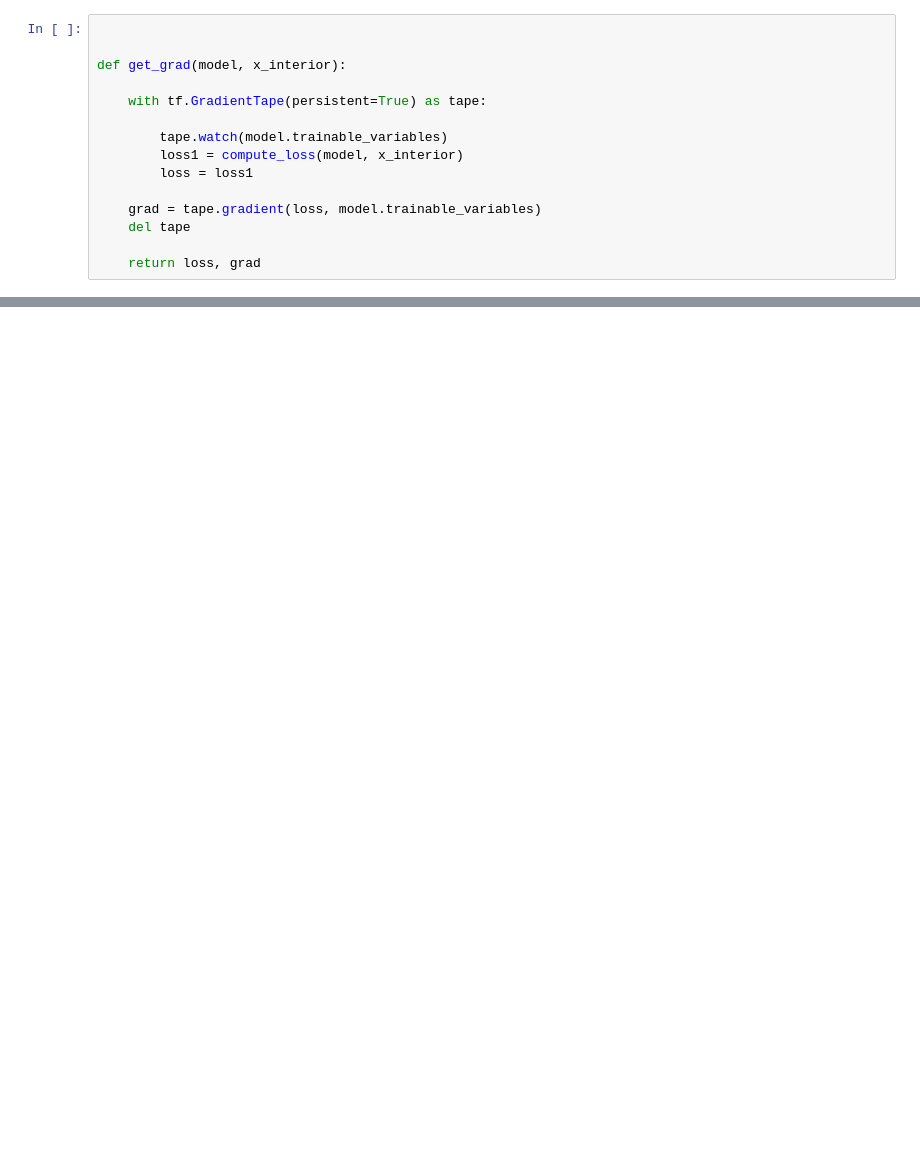
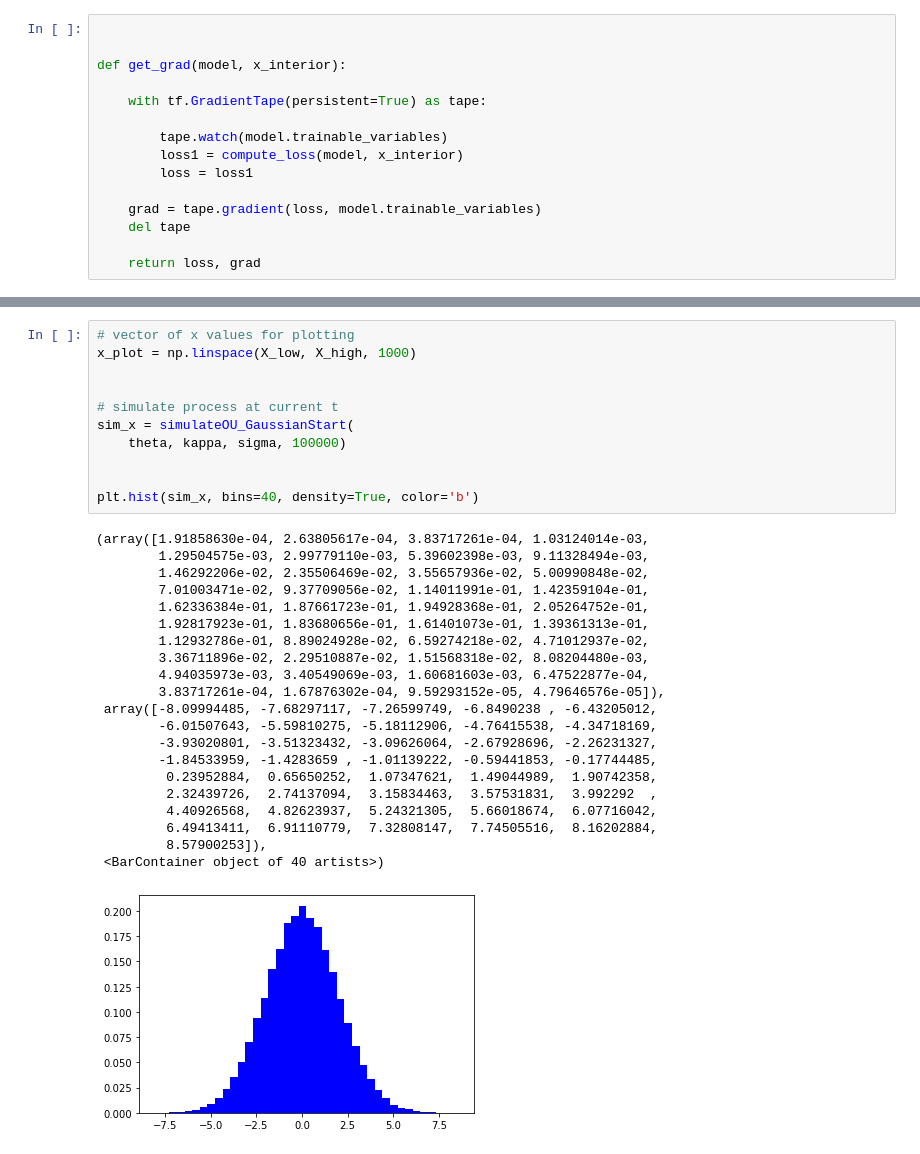
Before and after one commit to binchengecon/InequalityEcon_Shrink, a Jupyter notebook: OU-FP_Stationary_v2.ipynb, the cells around one changed output, grey strips where cells are left out. Cells and saved outputs as stored; diff of their text form; blank space fills up the shorter version.

```diff
--- a/OU-FP_Stationary_v2.ipynb
+++ b/OU-FP_Stationary_v2.ipynb
@@ -303,0 +317,33 @@ plt.yticks(fontsize=13)
+# %%
+# vector of x values for plotting
+x_plot = np.linspace(X_low, X_high, 1000)
+
+
+# simulate process at current t
+sim_x = simulateOU_GaussianStart(
+    theta, kappa, sigma, 100000)
+
+
+plt.hist(sim_x, bins=40, density=True, color='b')
+# %% [output]
+(array([1.91858630e-04, 2.63805617e-04, 3.83717261e-04, 1.03124014e-03,
+        1.29504575e-03, 2.99779110e-03, 5.39602398e-03, 9.11328494e-03,
+        1.46292206e-02, 2.35506469e-02, 3.55657936e-02, 5.00990848e-02,
+        7.01003471e-02, 9.37709056e-02, 1.14011991e-01, 1.42359104e-01,
+        1.62336384e-01, 1.87661723e-01, 1.94928368e-01, 2.05264752e-01,
+        1.92817923e-01, 1.83680656e-01, 1.61401073e-01, 1.39361313e-01,
+        1.12932786e-01, 8.89024928e-02, 6.59274218e-02, 4.71012937e-02,
+        3.36711896e-02, 2.29510887e-02, 1.51568318e-02, 8.08204480e-03,
+        4.94035973e-03, 3.40549069e-03, 1.60681603e-03, 6.47522877e-04,
+        3.83717261e-04, 1.67876302e-04, 9.59293152e-05, 4.79646576e-05]),
+ array([-8.09994485, -7.68297117, -7.26599749, -6.8490238 , -6.43205012,
+        -6.01507643, -5.59810275, -5.18112906, -4.76415538, -4.34718169,
+        -3.93020801, -3.51323432, -3.09626064, -2.67928696, -2.26231327,
+        -1.84533959, -1.4283659 , -1.01139222, -0.59441853, -0.17744485,
+         0.23952884,  0.65650252,  1.07347621,  1.49044989,  1.90742358,
+         2.32439726,  2.74137094,  3.15834463,  3.57531831,  3.992292  ,
+         4.40926568,  4.82623937,  5.24321305,  5.66018674,  6.07716042,
+         6.49413411,  6.91110779,  7.32808147,  7.74505516,  8.16202884,
+         8.57900253]),
+ <BarContainer object of 40 artists>)
+[figure, added]
```
Also changed, not shown: parts of 3 cells of this notebook, 2 other files.
